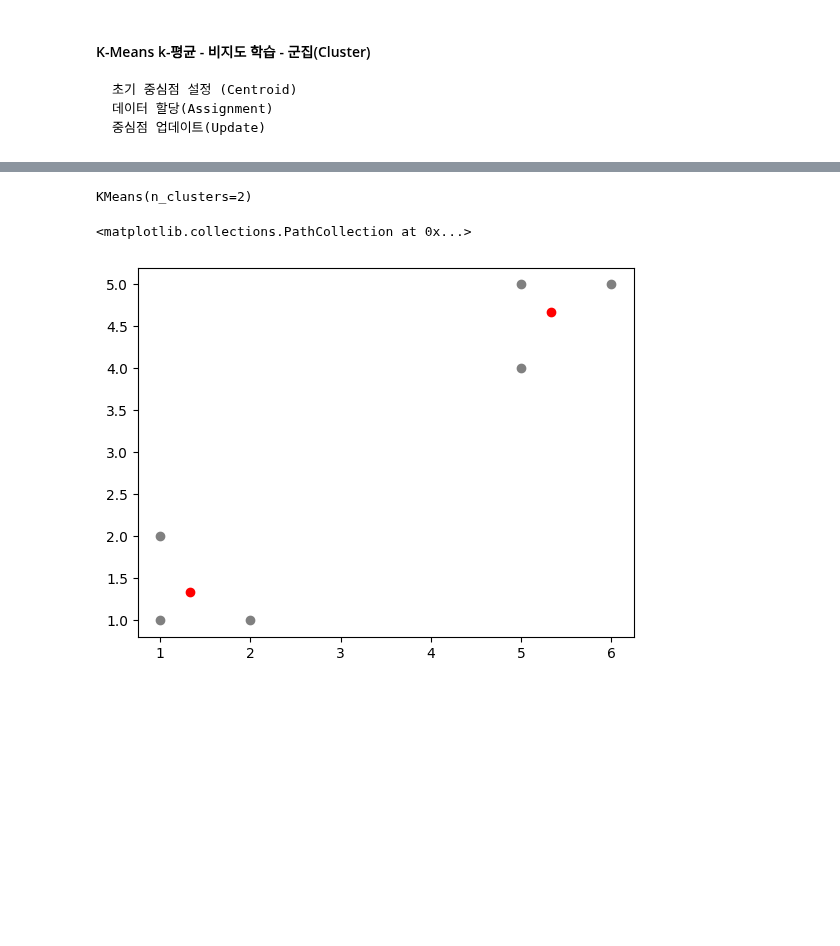
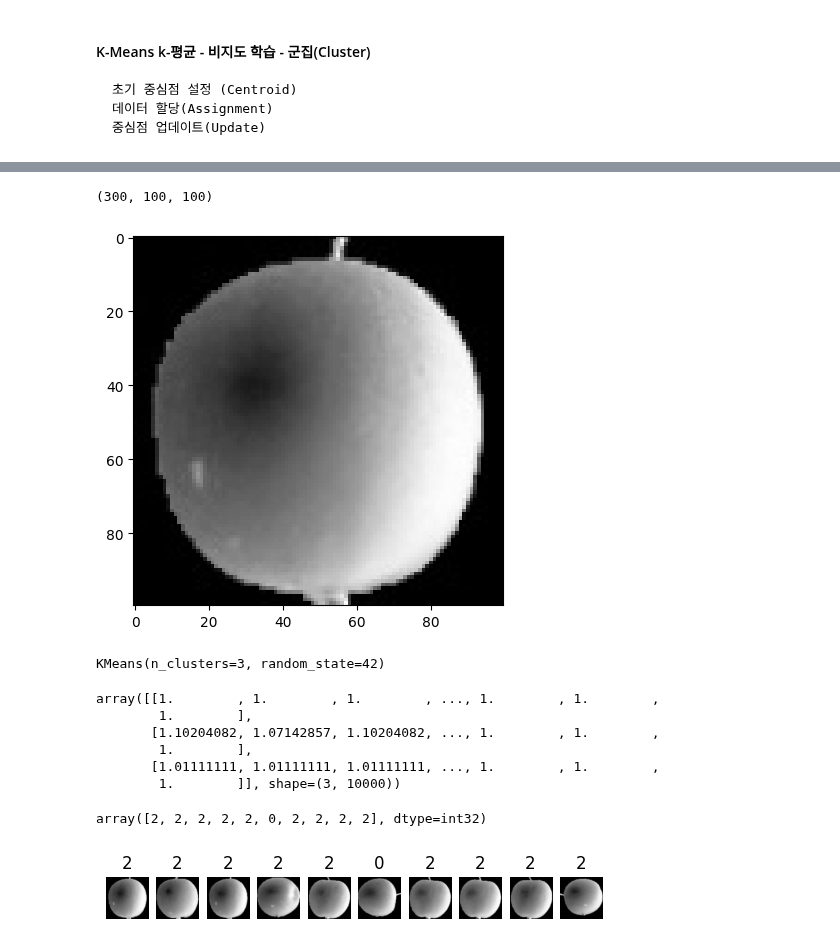
Before and after one commit to pia222sk20/python, a Jupyter notebook: pandas-data-analysis/part7/7.7_review2.kmeans.ipynb, the cells around one changed output, grey strips where cells are left out. Saved outputs shown, nothing was run; the diff lists cells and outputs as text; code cells hidden in the pictures; blank space fills up the shorter version.

```diff
--- a/pandas-data-analysis/part7/7.7_review2.kmeans.ipynb
+++ b/pandas-data-analysis/part7/7.7_review2.kmeans.ipynb
@@ -69,20 +8,42 @@ plt.legend()
-# %%
-from sklearn.cluster import KMeans
-kms = KMeans(n_clusters=2)
-
-X = np.array([
-    [1,1],[5,5],[2,1],
-    [5,4],[1,2],[6,5]
-])
-
-kms.fit(X)
-# %% [output]
-KMeans(n_clusters=2)
-# %%
-kms.labels_, kms.cluster_centers_
-plt.scatter(X[:,0], X[:,1],color='gray')
-plt.scatter(kms.cluster_centers_[:,0], kms.cluster_centers_[:,1],color='red')
-plt.show()
-# %% [output]
-<matplotlib.collections.PathCollection at 0x...>
-[figure, removed]
+# %%
+import numpy as np
+fruits = np.load('fruits_300.npy')
+fruits.shape  # 이미지  100 x 100
+# %% [output]
+(300, 100, 100)
+# %%
+import matplotlib.pyplot as plt
+plt.imshow(fruits[0],cmap = 'gray')
+plt.show()
+# %% [output]
+[figure, added]
+# %%
+from sklearn.cluster import KMeans  # sklearn 계열은 학습데이터는 2차원 ndim 2
+km = KMeans(n_clusters=3, random_state=42)
+f2d = fruits.reshape(300,-1)
+km.fit(f2d)
+# %% [output]
+KMeans(n_clusters=3, random_state=42)
+# %%
+km.cluster_centers_
+# %% [output]
+array([[1.        , 1.        , 1.        , ..., 1.        , 1.        ,
+        1.        ],
+       [1.10204082, 1.07142857, 1.10204082, ..., 1.        , 1.        ,
+        1.        ],
+       [1.01111111, 1.01111111, 1.01111111, ..., 1.        , 1.        ,
+        1.        ]], shape=(3, 10000))
+# %%
+km.labels_[:10]
+# %% [output]
+array([2, 2, 2, 2, 2, 0, 2, 2, 2, 2], dtype=int32)
+# %%
+import matplotlib.pyplot as plt
+for i in range(10):
+    plt.subplot(1,10,i+1)
+    plt.axis('off')
+    plt.imshow(fruits[i],cmap = 'gray')
+    plt.title(km.labels_[i])
+plt.show()
+# %% [output]
+[figure, added]
```
Also changed, not shown: parts of 5 cells of this notebook.
